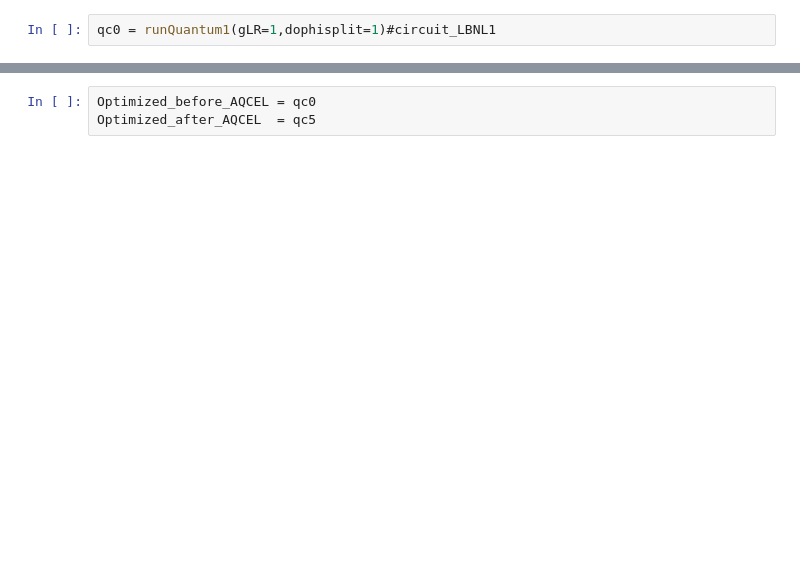
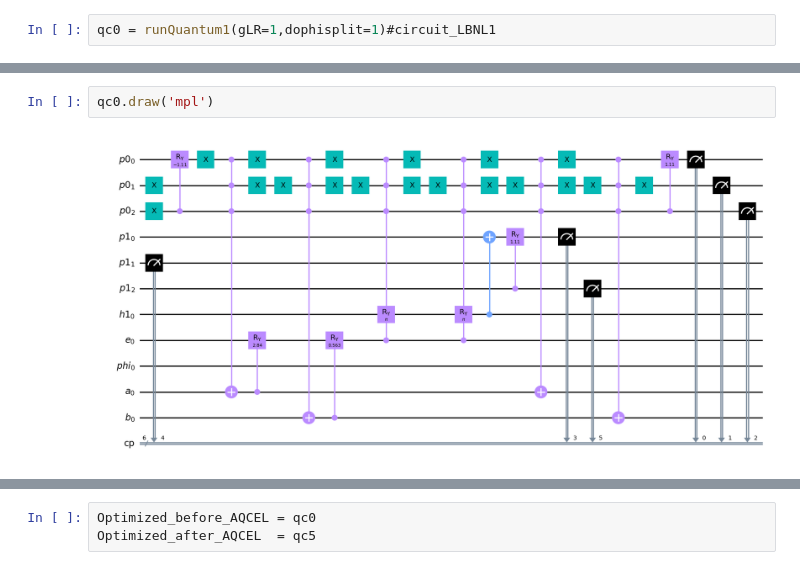
Before and after one commit to LBNL-HEP-QIS/QuantumPartonShower, a Jupyter notebook: qiskit_code/fidelity_v2.2.ipynb, the cells around one changed output, grey strips where cells are left out. Drawn from its saved outputs; the diff is of its cells as text; blank space fills up the shorter version.

```diff
--- a/qiskit_code/fidelity_v2.2.ipynb
+++ b/qiskit_code/fidelity_v2.2.ipynb
@@ -365,0 +292,4 @@ print('')
+# %%
+qc0.draw('mpl')
+# %% [output]
+[figure, added]
```
Also changed, not shown: parts of 13 cells of this notebook, 2 other files.
